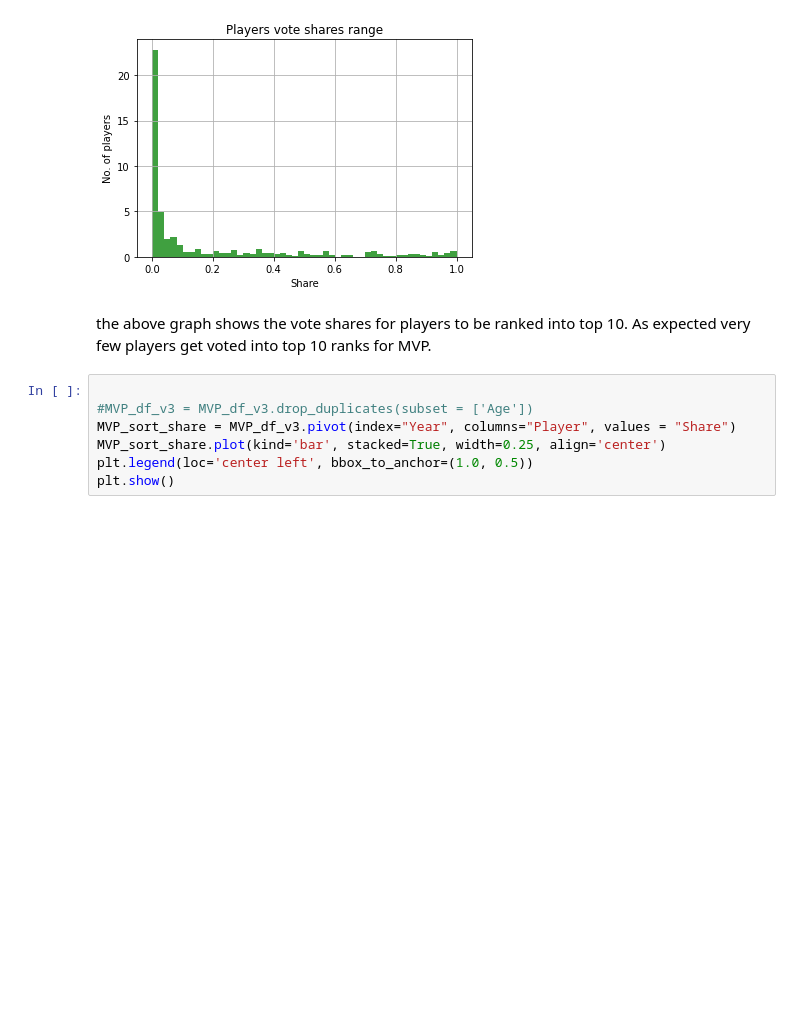
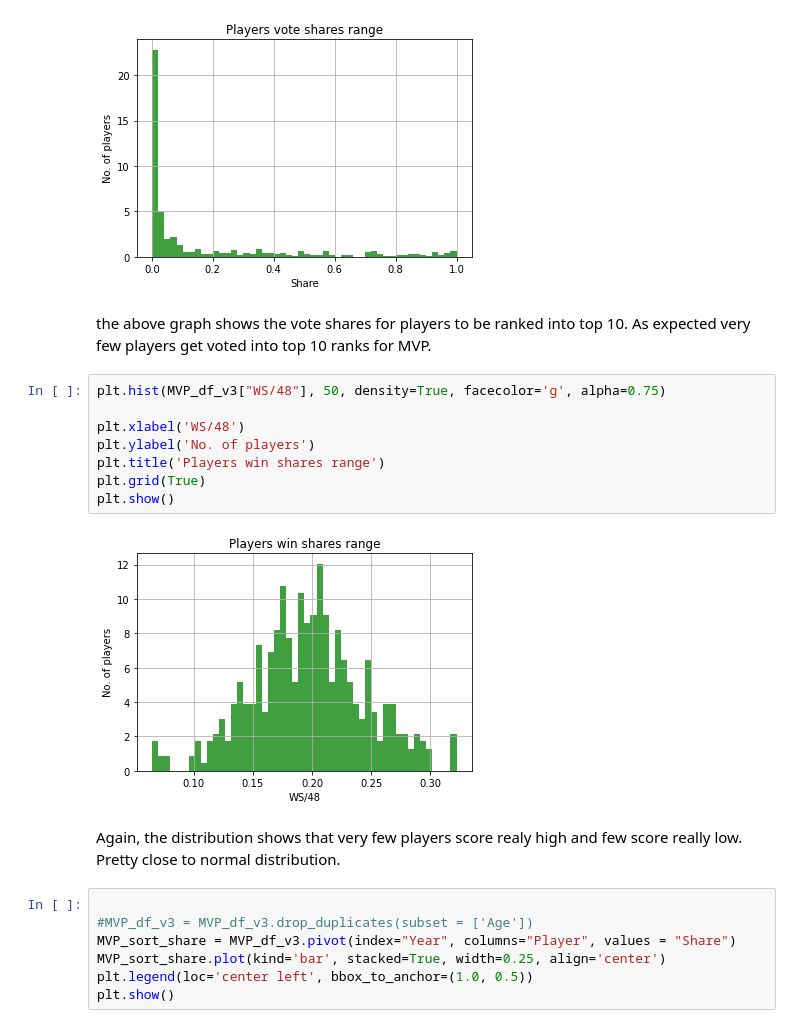
Before and after one commit to JaySanthanam/Programming-for-data, a Jupyter notebook: Projects/NBA.ipynb, the cells around one changed output. Cells and saved outputs as stored; diff of their text form; blank space fills up the shorter version.

```diff
--- a/Projects/NBA.ipynb
+++ b/Projects/NBA.ipynb
@@ -362,6 +364,18 @@ plt.show()
 [figure]
 # %% [markdown]
 the above graph shows the vote shares for players to be ranked into top 10. As expected very few players get voted into top 10 ranks for MVP.
+# %%
+plt.hist(MVP_df_v3["WS/48"], 50, density=True, facecolor='g', alpha=0.75)
+
+plt.xlabel('WS/48')
+plt.ylabel('No. of players')
+plt.title('Players win shares range')
+plt.grid(True)
+plt.show()
+# %% [output]
+[figure, added]
+# %% [markdown]
+Again, the distribution shows that very few players score realy high and few score really low. Pretty close to normal distribution.
 # %%
 
 #MVP_df_v3 = MVP_df_v3.drop_duplicates(subset = ['Age'])
```
Also changed, not shown: parts of 14 cells of this notebook.
